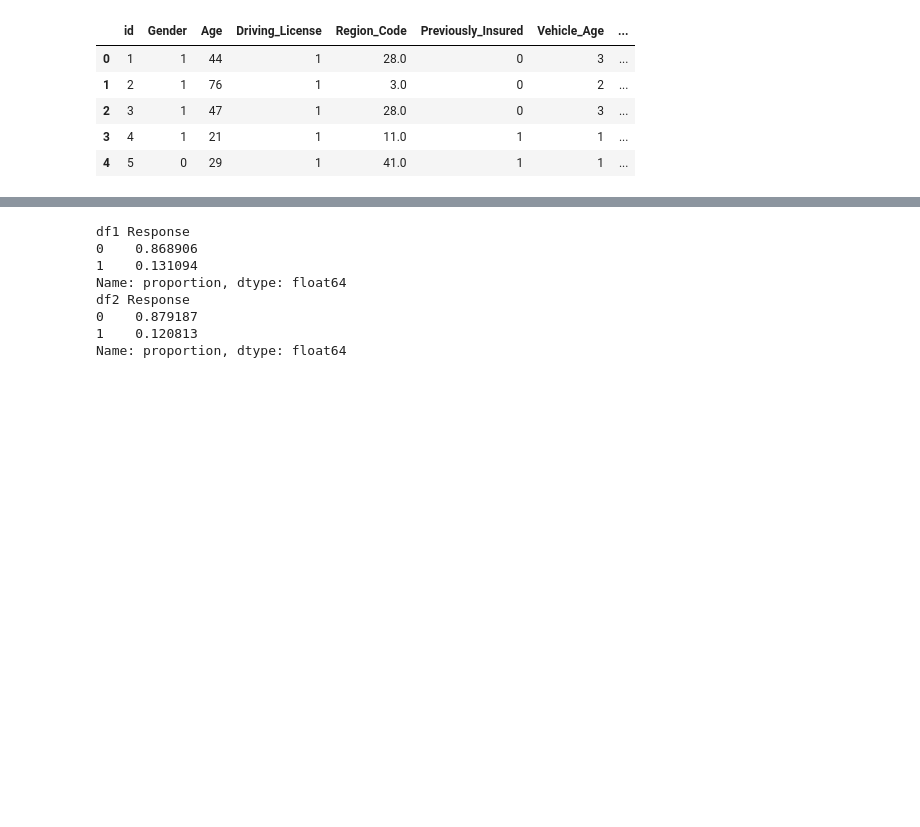
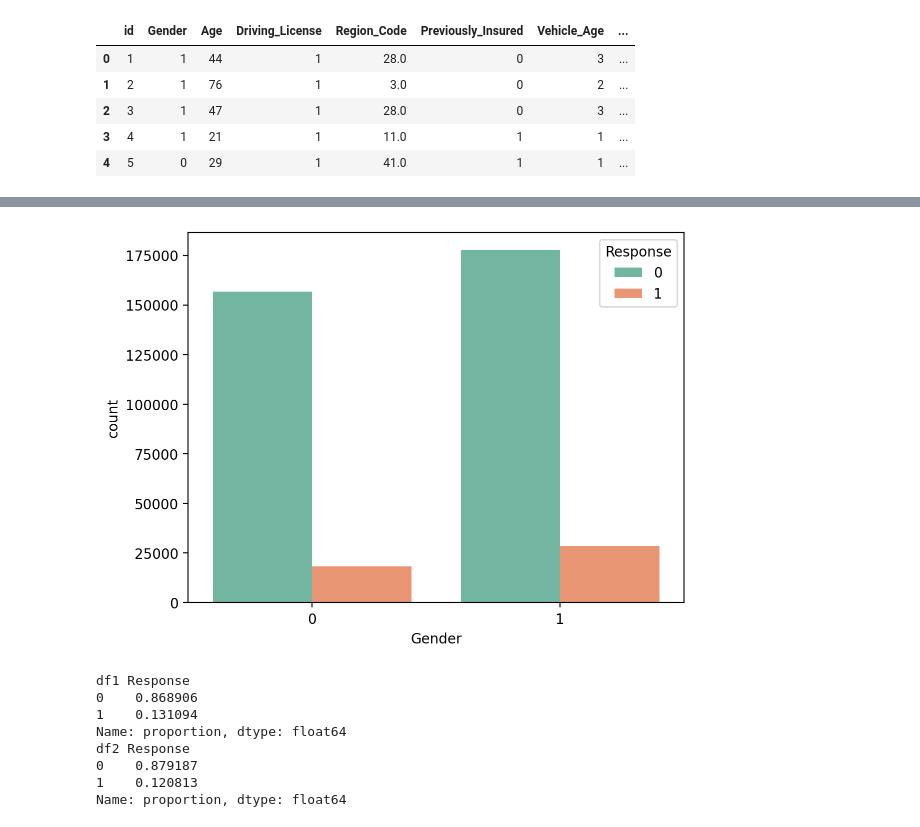
Before and after one commit to shashankgarewal/Health_Insurance_Cross_Sell_Predictor, a Jupyter notebook: notebook/modeling_2025.ipynb, the cells around one changed output, grey strips where cells are left out. Drawn from its saved outputs; the diff is of its cells as text; code cells hidden in the pictures; blank space fills up the shorter version.

```diff
--- a/notebook/modeling_2025.ipynb
+++ b/notebook/modeling_2025.ipynb
@@ -37,3 +42,7 @@ df.head()
+# %%
+sns.countplot(x="Gender", hue="Response", data=df, palette="Set2");
+# %% [output]
+[figure, added]
 # %%
 print('df1', df1['Response'].value_counts(normalize=True))
 print('df2', df2['Response'].value_counts(normalize=True))
```
Also changed, not shown: parts of 34 cells of this notebook.
